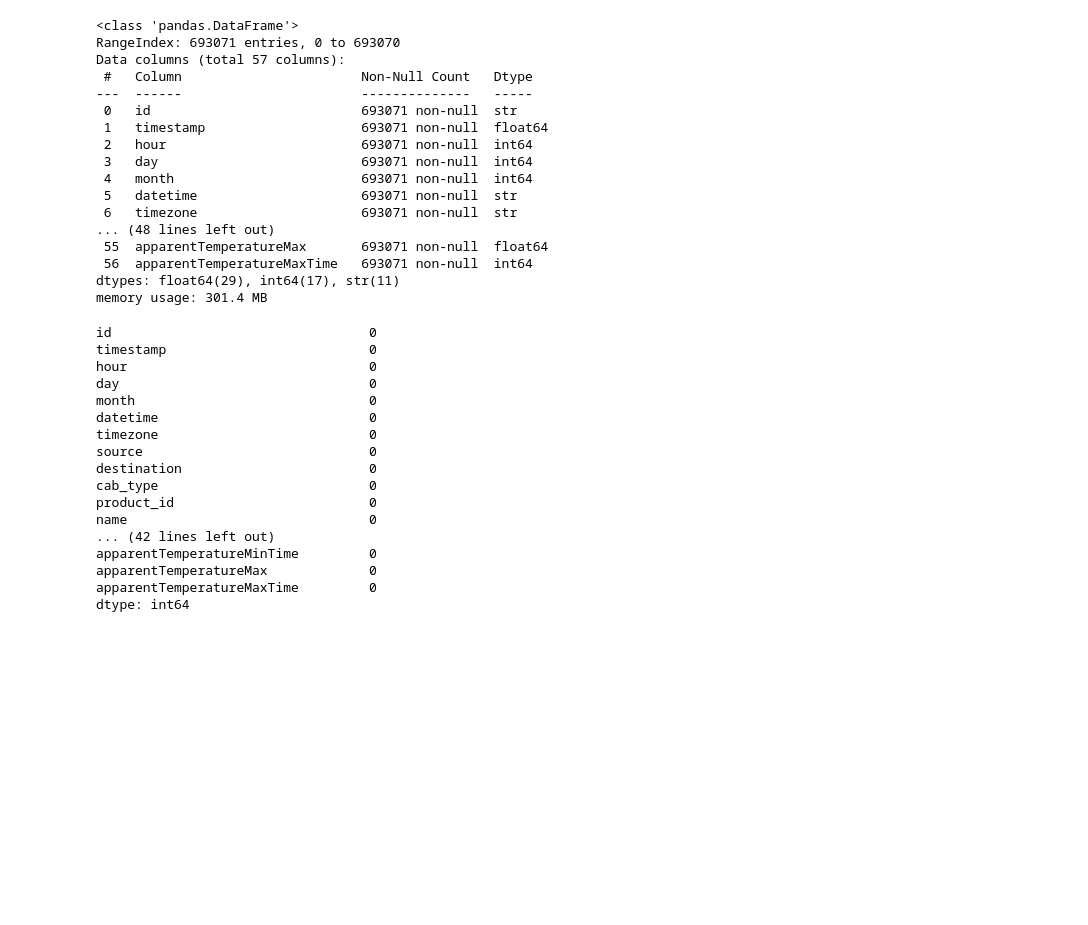
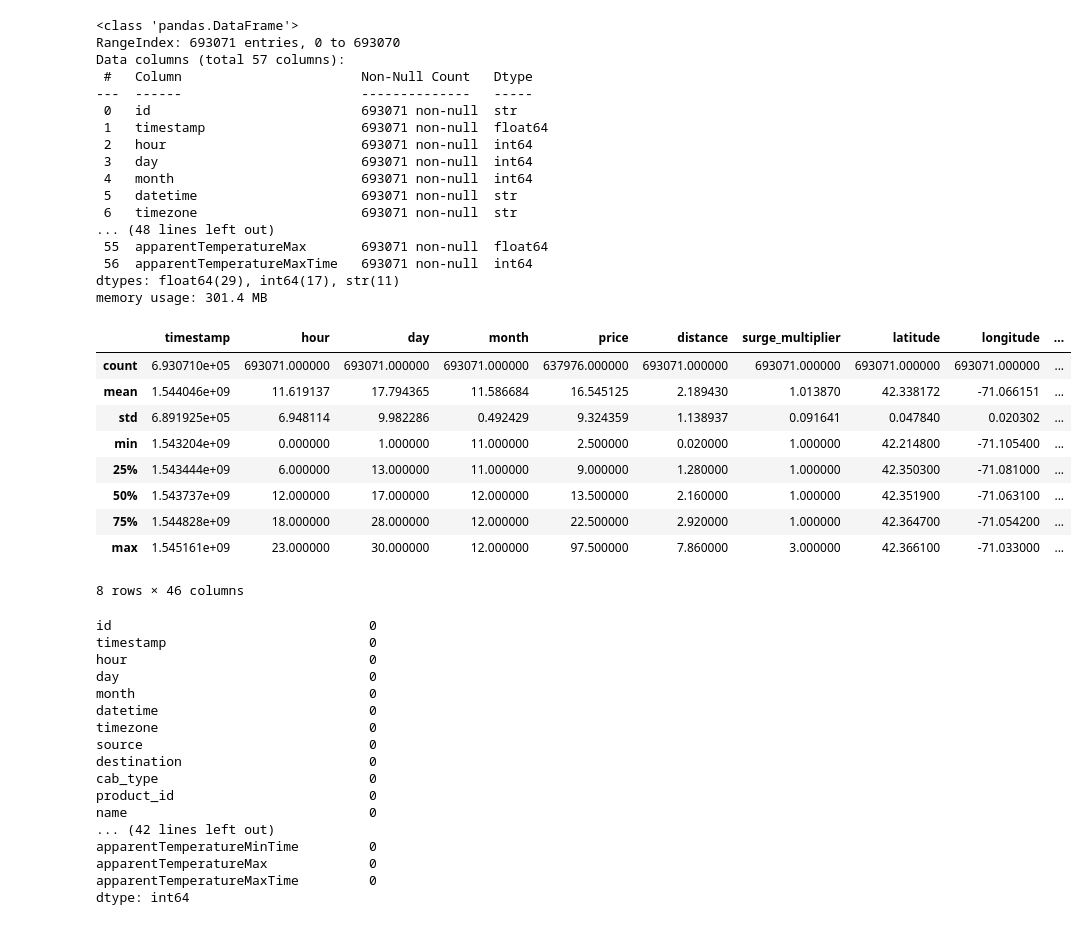
Before and after one commit to salwaa9406-prog/MachineLearning, a Jupyter notebook: ML2.ipynb, the cells around one changed output. Saved outputs shown, nothing was run; the diff lists cells and outputs as text; code cells hidden in the pictures; blank space fills up the shorter version.

```diff
--- a/ML2.ipynb
+++ b/ML2.ipynb
@@ -35,4 +47,18 @@ Data columns (total 57 columns):
  56  apparentTemperatureMaxTime   693071 non-null  int64
 dtypes: float64(29), int64(17), str(11)
 memory usage: 301.4 MB
+# %%
+# Melihat statistik deskriptif dataset
+df.describe()
+# %% [output]
+|  | timestamp | hour | day | month | price | distance | surge_multiplier | latitude | longitude | ... |
+| count | 6.930710e+05 | 693071.000000 | 693071.000000 | 693071.000000 | 637976.000000 | 693071.000000 | 693071.000000 | 693071.000000 | 693071.000000 | ... |
+| mean | 1.544046e+09 | 11.619137 | 17.794365 | 11.586684 | 16.545125 | 2.189430 | 1.013870 | 42.338172 | -71.066151 | ... |
+| std | 6.891925e+05 | 6.948114 | 9.982286 | 0.492429 | 9.324359 | 1.138937 | 0.091641 | 0.047840 | 0.020302 | ... |
+| min | 1.543204e+09 | 0.000000 | 1.000000 | 11.000000 | 2.500000 | 0.020000 | 1.000000 | 42.214800 | -71.105400 | ... |
+| 25% | 1.543444e+09 | 6.000000 | 13.000000 | 11.000000 | 9.000000 | 1.280000 | 1.000000 | 42.350300 | -71.081000 | ... |
+| 50% | 1.543737e+09 | 12.000000 | 17.000000 | 12.000000 | 13.500000 | 2.160000 | 1.000000 | 42.351900 | -71.063100 | ... |
+| 75% | 1.544828e+09 | 18.000000 | 28.000000 | 12.000000 | 22.500000 | 2.920000 | 1.000000 | 42.364700 | -71.054200 | ... |
+| max | 1.545161e+09 | 23.000000 | 30.000000 | 12.000000 | 97.500000 | 7.860000 | 3.000000 | 42.366100 | -71.033000 | ... |
+8 rows × 46 columns
 # %%
```
Also changed, not shown: parts of 24 cells of this notebook, 1 other file.
